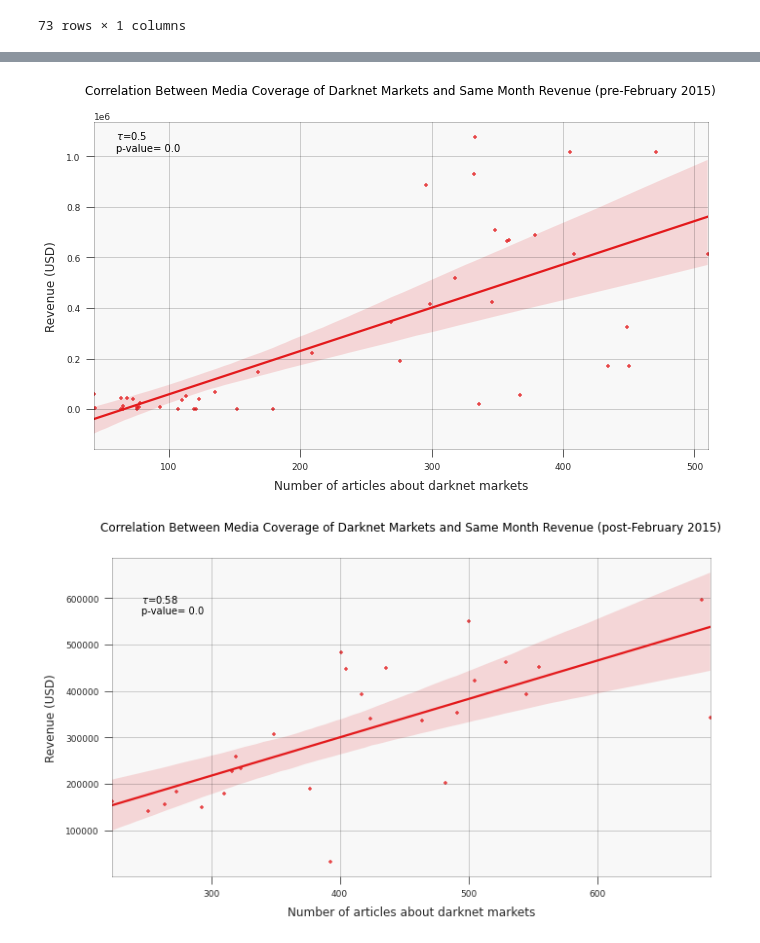
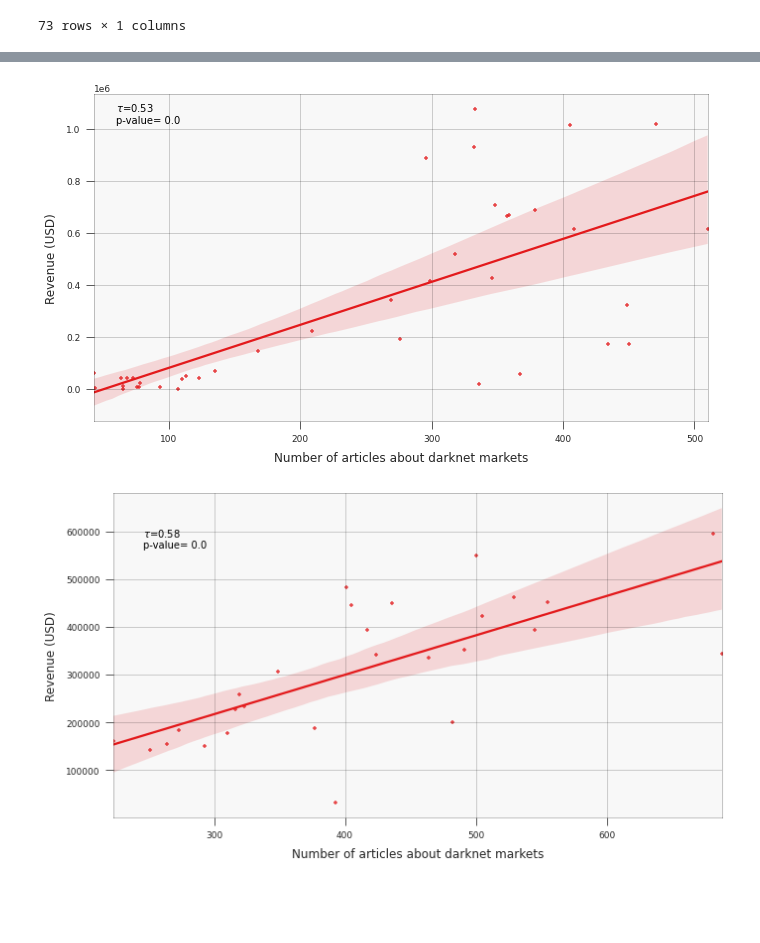
Before and after one commit to x0rz3q/WM0824TU, a Jupyter notebook: src/deliverable3/RQ1.ipynb, the cells around one changed output, grey strips where cells are left out. Drawn from its saved outputs; the diff is of its cells as text; code cells hidden in the pictures; blank space fills up the shorter version.

Commit message:
removed title from figures

```diff
--- a/src/deliverable3/RQ1.ipynb
+++ b/src/deliverable3/RQ1.ipynb
@@ -230,45 +230,45 @@ plt.show()
 def render(nextmonth=False):
     df1 = df_rev_bymonth.copy()
     df2 = df_media_bymonth.copy()
-    df3 = df1.merge(df2, on='date', how='outer').sort_values(by='date')
+    df3 = df1.merge(df2, on='date').sort_values(by='date')
 
     if nextmonth:
         df3['count'] = df3['count'].shift(1)
 
     df3 = df3[1:]
     for i in range(2):
         df_corr = df3.copy().fillna(0)
         if i == 0:
             title = 'pre-February 2015'
             period = 'prefeb2015'
             df_corr = df_corr[df_corr.index <= pd.to_datetime('February 1 2015')]
         else:
             title = 'post-February 2015'
             period = 'postfeb2015'
             df_corr = df_corr[df_corr.index > pd.to_datetime('February 1 2015')]
         df_corr.corr(method='kendall')
 
         x = df_corr['count'].tolist()
         y = df_corr['order_amount_usd'].tolist()
         corr, p_value = stats.kendalltau(x, y)
         plt.figure(figsize=(11,6))
         ax = regplot(x=x, y=y, marker="+")
         ax.set(xlabel='Number of articles about darknet markets', ylabel='Revenue (USD)', title='')
-        ax.set_title(f'Correlation Between Media Coverage of Darknet Markets and Same Month Revenue ({title})', y=1.04)
-        if nextmonth:
-            ax.set_title(f'Correlation Between Media Coverage of Darknet Markets and Next Month Revenue ({title})', y=1.04)
+#         ax.set_title(f'Correlation Between Media Coverage of Darknet Markets and Same Month Revenue ({title})', y=1.04)
+#         if nextmonth:
+#             ax.set_title(f'Correlation Between Media Coverage of Darknet Markets and Next Month Revenue ({title})', y=1.04)
         ax.text(min(x)+max(x)/30, max(y)-max(y)/20, r'$\tau$=' + str(round(corr, 2)) + '\np-value= ' + str(round(p_value, 2)))
 
         plt.savefig(f'overall_mediacoverage_{period}_samemonth.pdf')
         if nextmonth:
             plt.savefig(f'overall_mediacoverage_{period}_nextmonth.pdf')
 
         plt.show()
 
 render()
 # %% [output]
-[figure, old version]
+[figure, new version]
-[figure, old version]
+[figure, new version]
 # %%
 render(True)
 # %% [output]
```
Also changed, not shown: parts of 2 cells of this notebook.
